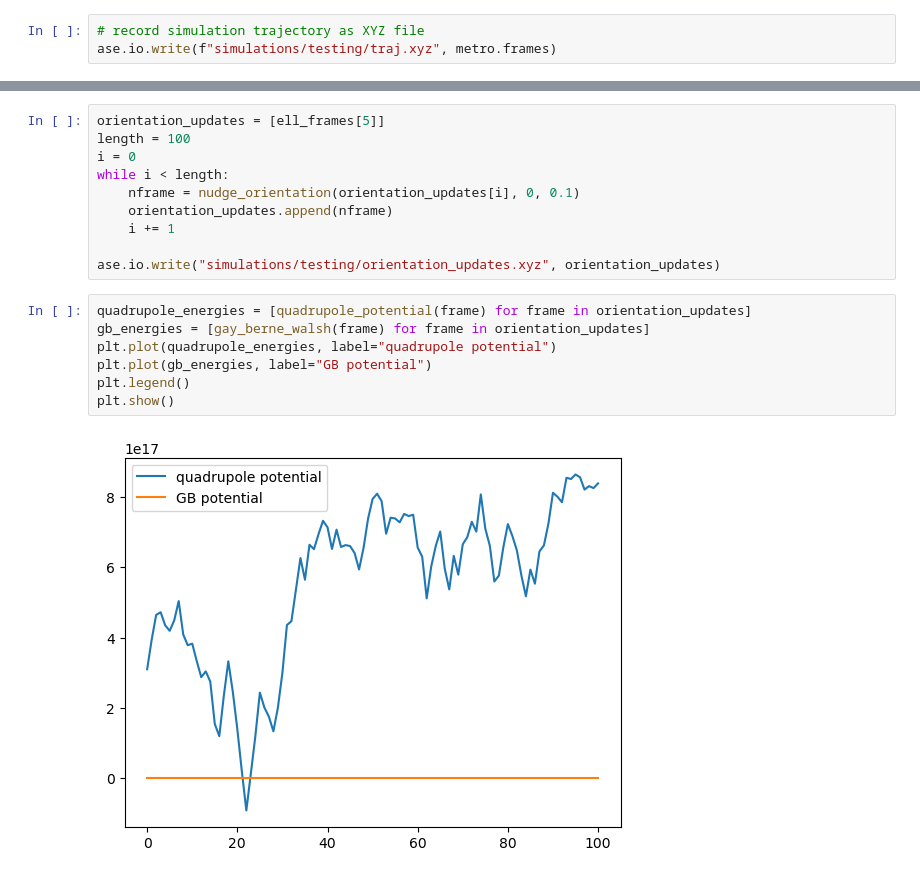
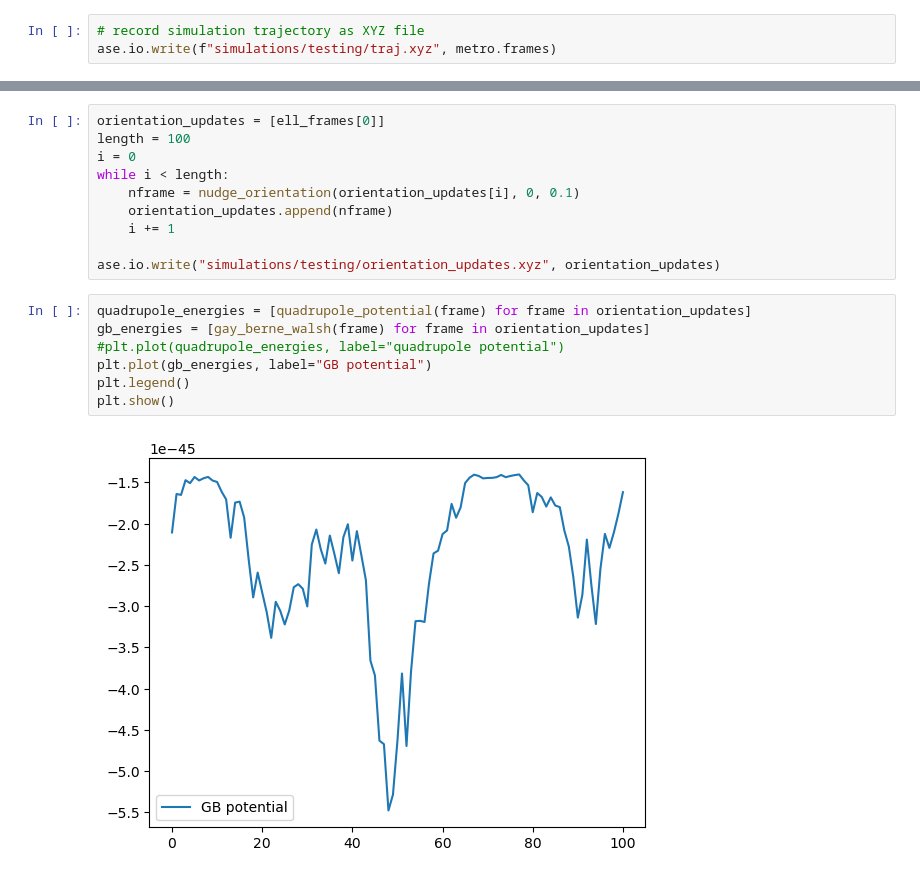
Before and after one commit to ortengren/as_mc, a Jupyter notebook: testing.ipynb, the cells around one changed output, grey strips where cells are left out. Saved outputs shown, nothing was run; the diff lists cells and outputs as text.

```diff
--- a/testing.ipynb
+++ b/testing.ipynb
@@ -87,5 +88,5 @@ plt.plot(orientation_changes)
 # %%
-orientation_updates = [ell_frames[5]]
+orientation_updates = [ell_frames[0]]
 length = 100
 i = 0
 while i < length:
@@ -97,9 +98,9 @@ ase.io.write("simulations/testing/orientation_updates.xyz", orientation_updates)
 # %%
 quadrupole_energies = [quadrupole_potential(frame) for frame in orientation_updates]
 gb_energies = [gay_berne_walsh(frame) for frame in orientation_updates]
-plt.plot(quadrupole_energies, label="quadrupole potential")
+#plt.plot(quadrupole_energies, label="quadrupole potential")
 plt.plot(gb_energies, label="GB potential")
 plt.legend()
 plt.show()
 # %% [output]
-[figure, old version]
+[figure, new version]
```
Also changed, not shown: parts of 5 cells of this notebook, 2 other files.
